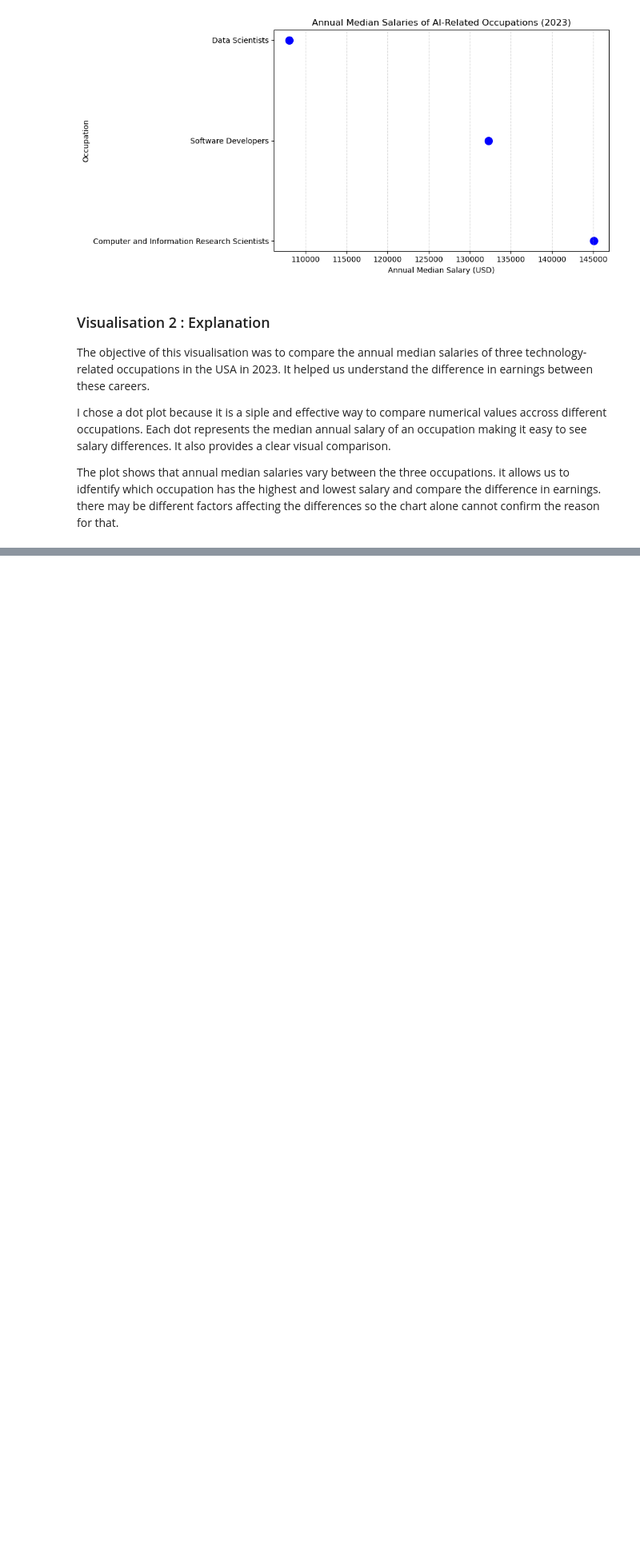
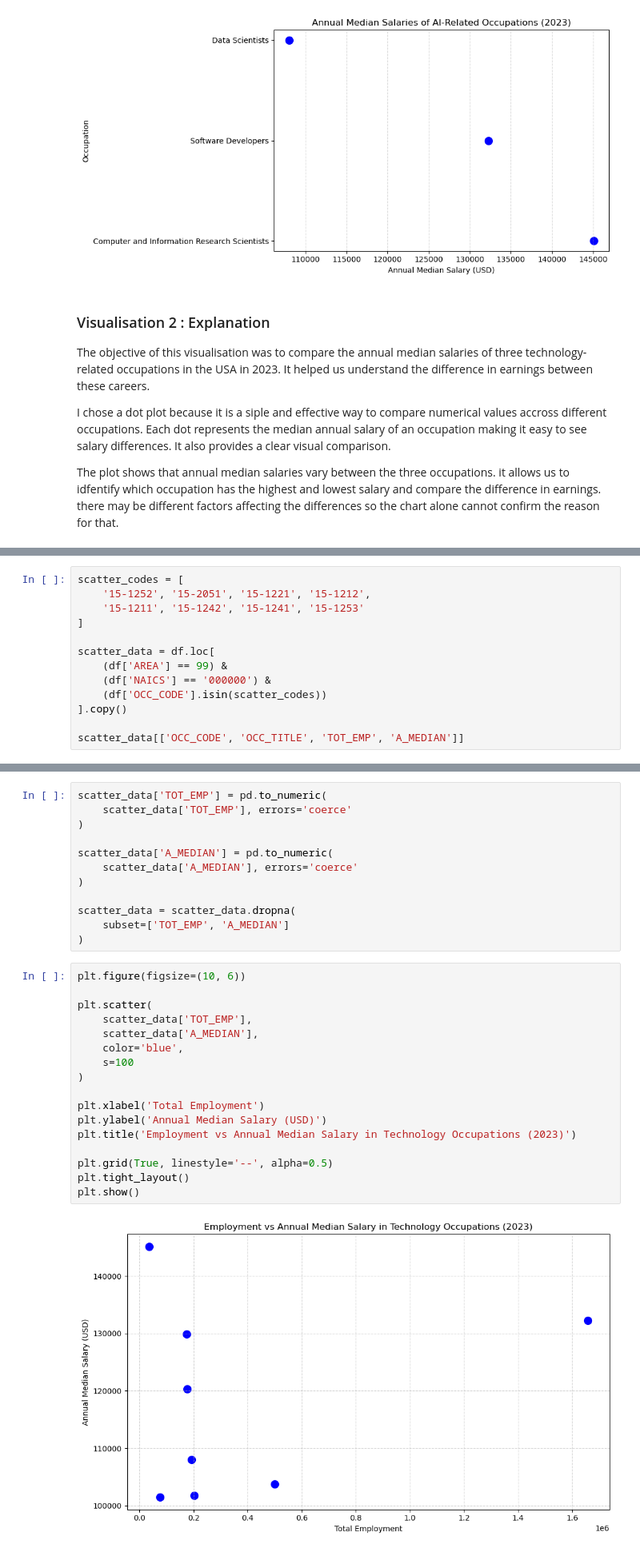
Before and after one commit to Aayusho/Data-Visualisation-and-Communication-CA1, a Jupyter notebook: Ca1 Data_vis_and_comm.ipynb, the cells around one changed output, grey strips where cells are left out. Shown at 80% size. Drawn from its saved outputs; the diff is of its cells as text; blank space fills up the shorter version.

```diff
--- a/Ca1 Data_vis_and_comm.ipynb
+++ b/Ca1 Data_vis_and_comm.ipynb
@@ -306,0 +417,13 @@ The plot shows that annual median salaries vary between the three occupations. i
+# %%
+scatter_codes = [
+    '15-1252', '15-2051', '15-1221', '15-1212',
+    '15-1211', '15-1242', '15-1241', '15-1253'
+]
+
+scatter_data = df.loc[
+    (df['AREA'] == 99) &
+    (df['NAICS'] == '000000') &
+    (df['OCC_CODE'].isin(scatter_codes))
+].copy()
+
+scatter_data[['OCC_CODE', 'OCC_TITLE', 'TOT_EMP', 'A_MEDIAN']]
@@ -306,0 +440,31 @@ The plot shows that annual median salaries vary between the three occupations. i
+# %%
+scatter_data['TOT_EMP'] = pd.to_numeric(
+    scatter_data['TOT_EMP'], errors='coerce'
+)
+
+scatter_data['A_MEDIAN'] = pd.to_numeric(
+    scatter_data['A_MEDIAN'], errors='coerce'
+)
+
+scatter_data = scatter_data.dropna(
+    subset=['TOT_EMP', 'A_MEDIAN']
+)
+# %%
+plt.figure(figsize=(10, 6))
+
+plt.scatter(
+    scatter_data['TOT_EMP'],
+    scatter_data['A_MEDIAN'],
+    color='blue',
+    s=100
+)
+
+plt.xlabel('Total Employment')
+plt.ylabel('Annual Median Salary (USD)')
+plt.title('Employment vs Annual Median Salary in Technology Occupations (2023)')
+
+plt.grid(True, linestyle='--', alpha=0.5)
+plt.tight_layout()
+plt.show()
+# %% [output]
+[figure, added]
```
Also changed, not shown: parts of 16 cells of this notebook.
